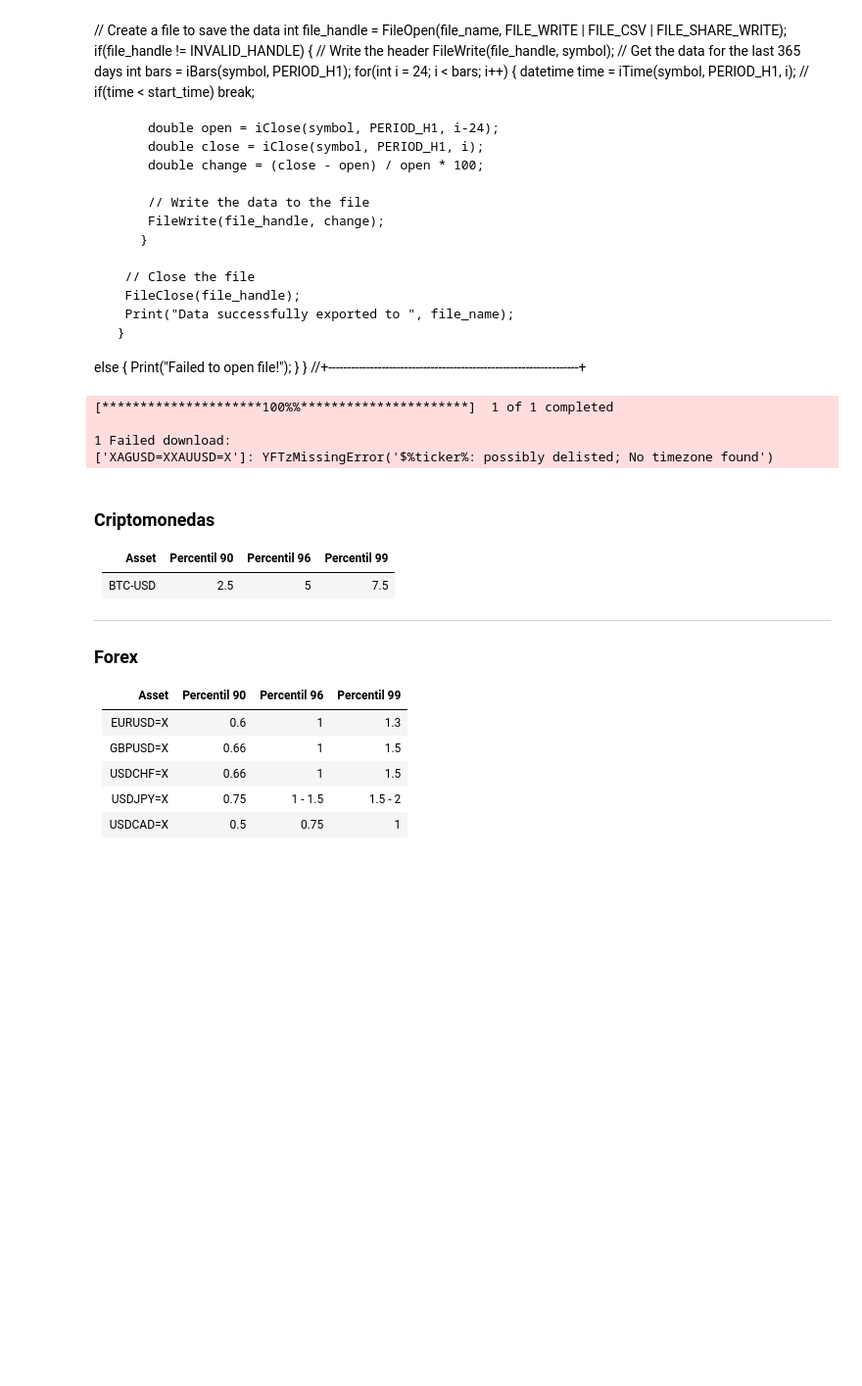
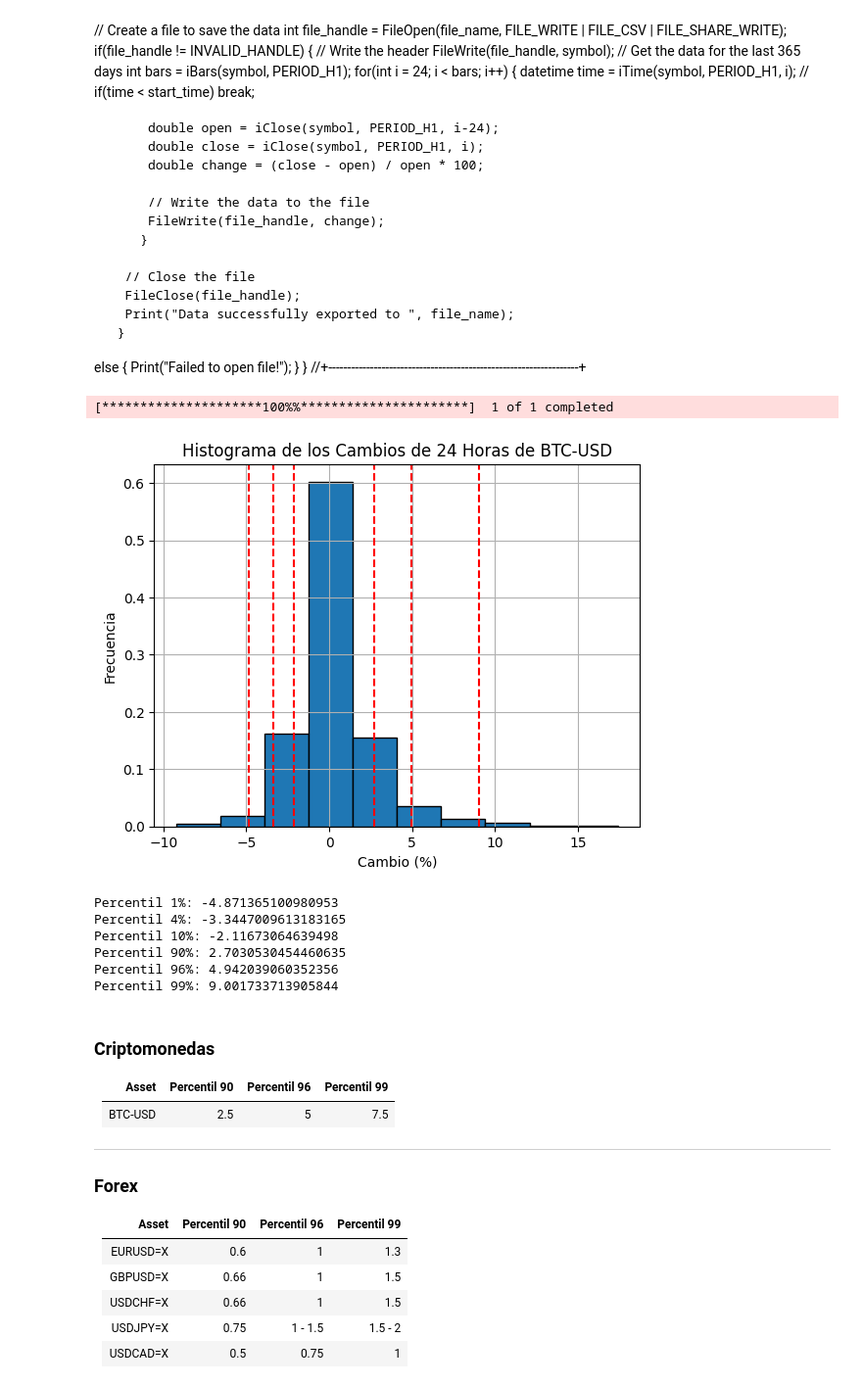
Before and after one commit to mauricioavs/trading-bot, a Jupyter notebook: tester/histogram.ipynb, the cells around one changed output. Shown at 98% size. Drawn from its saved outputs; the diff is of its cells as text; code cells hidden in the pictures; blank space fills up the shorter version.

```diff
--- a/tester/histogram.ipynb
+++ b/tester/histogram.ipynb
@@ -133,11 +133,12 @@ void OnStart()
 import yfinance as yf
 from datetime import datetime, timedelta
 from collections import defaultdict
+import pandas as pd
 
 def get_currency_changes(tickers):
     changes = defaultdict(list)
-    end_date = datetime.now()
-    start_date = end_date - timedelta(days=729)
+    end_date = datetime(2024, 6, 1)#datetime.now()
+    start_date = datetime(2024, 1, 1)# end_date - timedelta(days=365)
     #data = yf.download(tickers, start=start_date, end=end_date, interval='1h')
     for ticker in tickers:
         data = yf.download(ticker, start=start_date, end=end_date, interval='1h')
@@ -190,37 +191,41 @@ tickers_crypto = [
 
 tickers_forex = [
     "EURUSD=X", "GBPUSD=X", "USDCHF=X", "USDJPY=X", "USDCAD=X",
     "AUDUSD=X","AUDNZD=X", "AUDCAD=X", "AUDCHF=X", "AUDJPY=X",
     "AUDCHF=X", "AUDCHF=X", "AUDCHF=X", "AUDCHF=X"
 ]
 
 tickers_indices = [
     "^GSPC",  # SP500
     "^FTSE",  # UK 100 (FTSE 100)
     "^NDX",   # Nasdaq 100
     "^N225",  # Japan 225 (Nikkei 225)
     "^GDAXI", # DAX 40
     "^DJI"    # Dow Jones Industrial Average (US 30)
 ]
 
 tickers_metals =  [
     "XAGUSD=X"
     "XAUUSD=X"
 ]
 
 tickers_energy = [
 
 ]
 
-changes = get_currency_changes(tickers_metals)
+changes = get_currency_changes(tickers_crypto)
 
 for ticker in changes.keys():
     make_histogram(ticker, changes)
 # %% [output]
 [*********************100%%**********************]  1 of 1 completed
-
-1 Failed download:
-['XAGUSD=XXAUUSD=X']: YFTzMissingError('$%ticker%: possibly delisted; No timezone found')
+[figure, added]
+Percentil 1%: -4.871365100980953
+Percentil 4%: -3.3447009613183165
+Percentil 10%: -2.11673064639498
+Percentil 90%: 2.7030530454460635
+Percentil 96%: 4.942039060352356
+Percentil 99%: 9.001733713905844
 # %% [markdown]
 ### Criptomonedas
 
```
Also changed, not shown: 26 other files.
